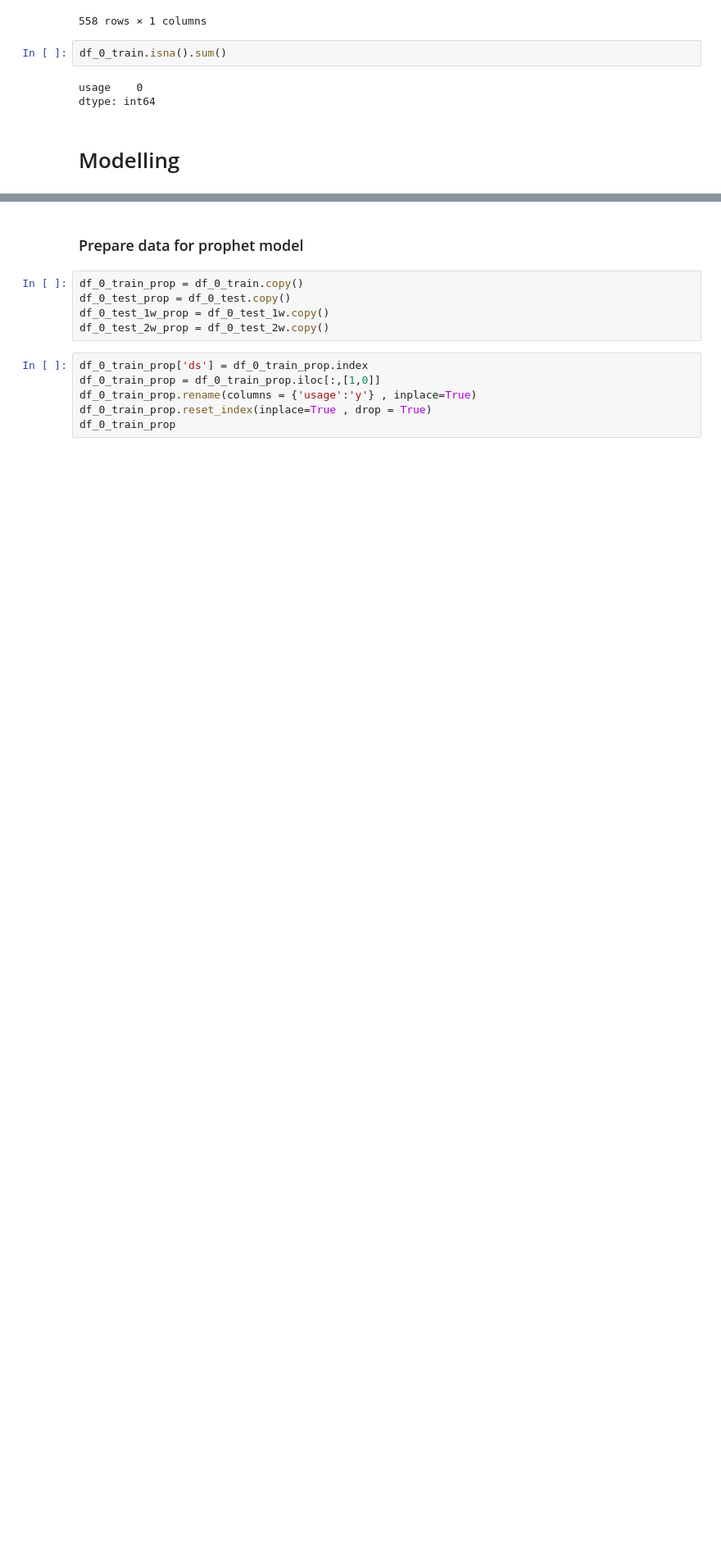
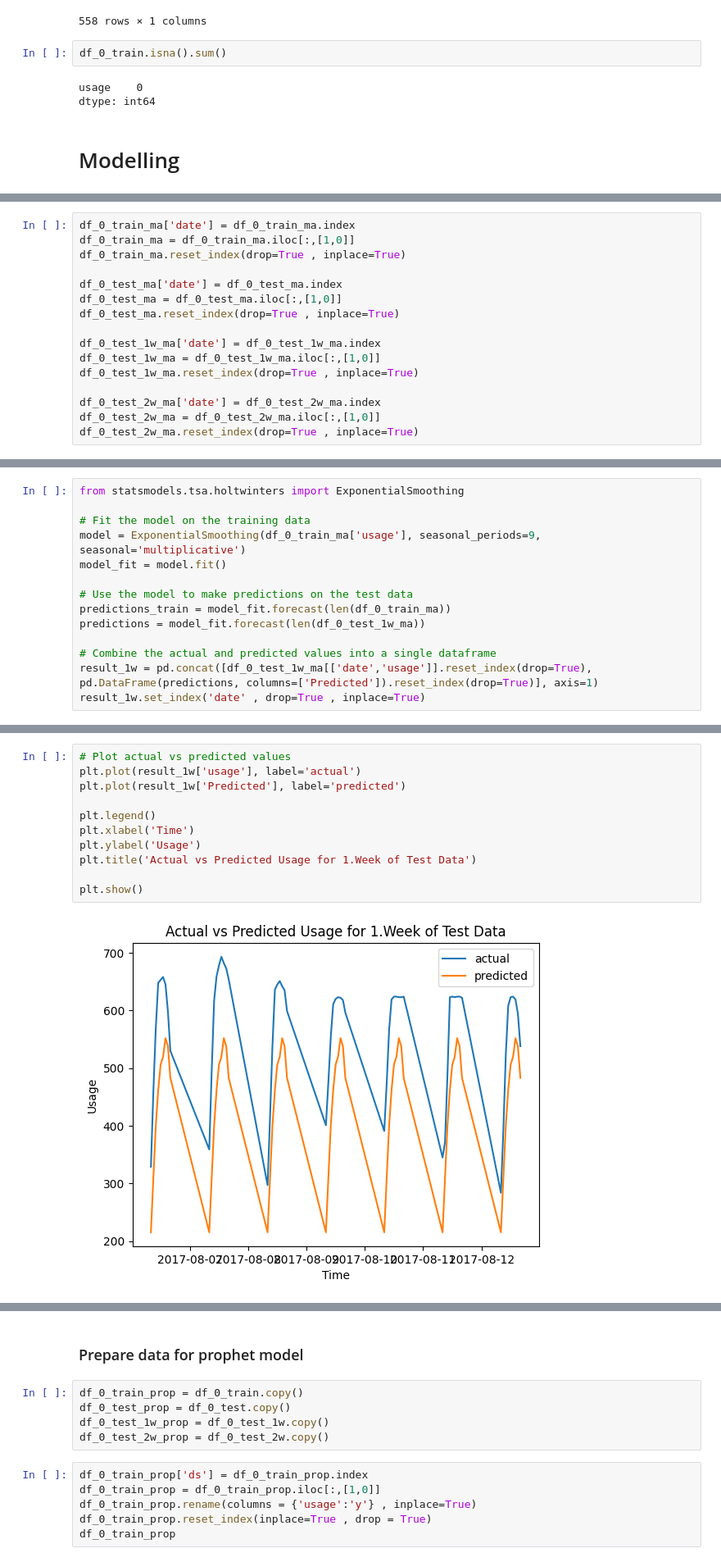
Before and after one commit to EmincanY/TimeSeriesModels-MunicipalityPredictions, a Jupyter notebook: Emincan_YILMAZ_interview.ipynb, the cells around one changed output, grey strips where cells are left out. Shown at 82% size. Drawn from its saved outputs; the diff is of its cells as text; blank space fills up the shorter version.

```diff
--- a/Emincan_YILMAZ_interview.ipynb
+++ b/Emincan_YILMAZ_interview.ipynb
@@ -1162,0 +1172,16 @@ dtype: int64
+# %%
+df_0_train_ma['date'] = df_0_train_ma.index
+df_0_train_ma = df_0_train_ma.iloc[:,[1,0]]
+df_0_train_ma.reset_index(drop=True , inplace=True)
+
+df_0_test_ma['date'] = df_0_test_ma.index
+df_0_test_ma = df_0_test_ma.iloc[:,[1,0]]
+df_0_test_ma.reset_index(drop=True , inplace=True)
+
+df_0_test_1w_ma['date'] = df_0_test_1w_ma.index
+df_0_test_1w_ma = df_0_test_1w_ma.iloc[:,[1,0]]
+df_0_test_1w_ma.reset_index(drop=True , inplace=True)
+
+df_0_test_2w_ma['date'] = df_0_test_2w_ma.index
+df_0_test_2w_ma = df_0_test_2w_ma.iloc[:,[1,0]]
+df_0_test_2w_ma.reset_index(drop=True , inplace=True)
@@ -1162,0 +1230,14 @@ dtype: int64
+# %%
+from statsmodels.tsa.holtwinters import ExponentialSmoothing
+
+# Fit the model on the training data
+model = ExponentialSmoothing(df_0_train_ma['usage'], seasonal_periods=9, seasonal='multiplicative')
+model_fit = model.fit()
+
+# Use the model to make predictions on the test data
+predictions_train = model_fit.forecast(len(df_0_train_ma))
+predictions = model_fit.forecast(len(df_0_test_1w_ma))
+
+# Combine the actual and predicted values into a single dataframe
+result_1w = pd.concat([df_0_test_1w_ma[['date','usage']].reset_index(drop=True), pd.DataFrame(predictions, columns=['Predicted']).reset_index(drop=True)], axis=1)
+result_1w.set_index('date' , drop=True , inplace=True)
@@ -1162,0 +1261,13 @@ dtype: int64
+# %%
+# Plot actual vs predicted values
+plt.plot(result_1w['usage'], label='actual')
+plt.plot(result_1w['Predicted'], label='predicted')
+
+plt.legend()
+plt.xlabel('Time')
+plt.ylabel('Usage')
+plt.title('Actual vs Predicted Usage for 1.Week of Test Data')
+
+plt.show()
+# %% [output]
+[figure, added]
```
Also changed, not shown: parts of 83 cells of this notebook.
